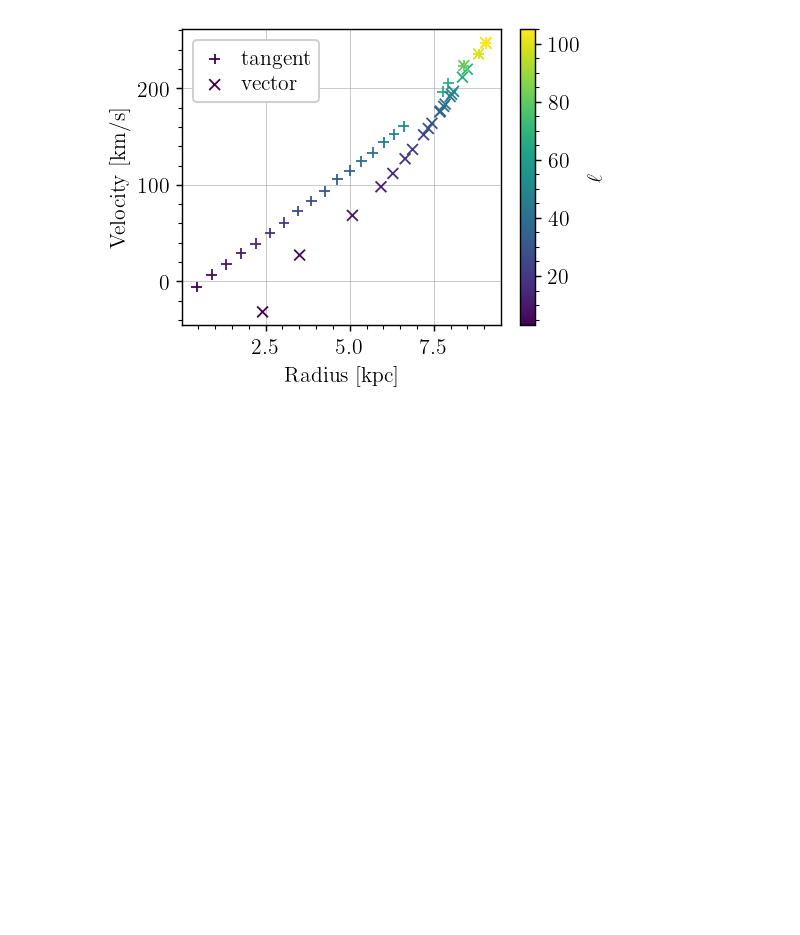
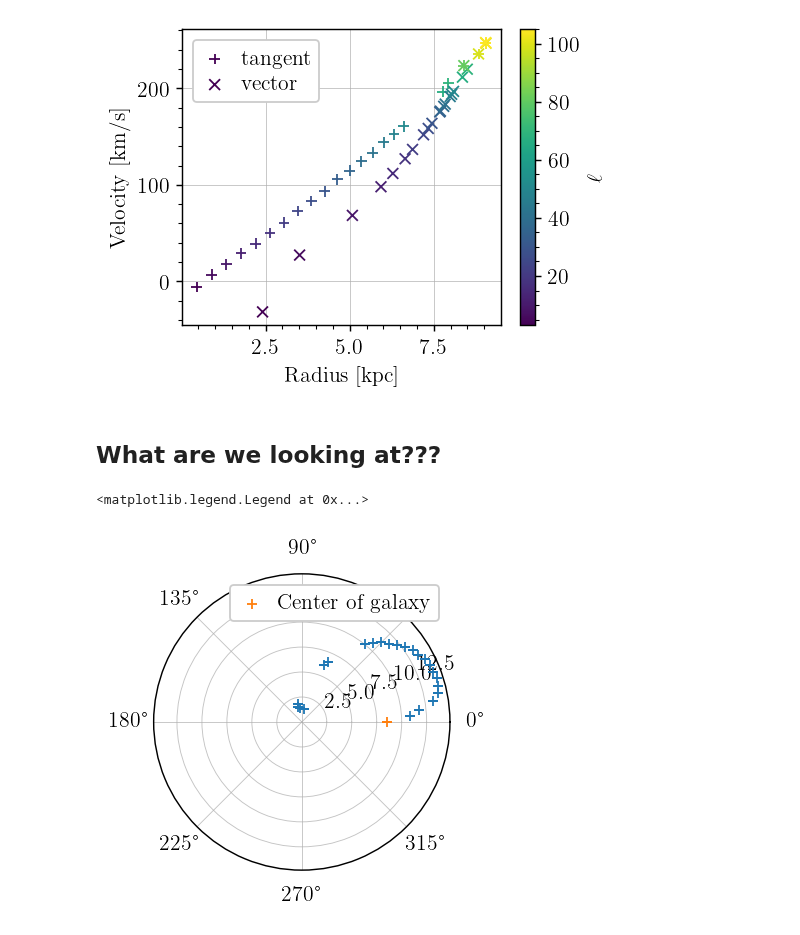
Before and after one commit to TomVdt/TPIII, a Jupyter notebook: 04-radiotelescope/analyse/exp4_partial_results.ipynb, the cells around one changed output. Drawn from its saved outputs; the diff is of its cells as text; code cells hidden in the pictures; blank space fills up the shorter version.

```diff
--- a/04-radiotelescope/analyse/exp4_partial_results.ipynb
+++ b/04-radiotelescope/analyse/exp4_partial_results.ipynb
@@ -274,3 +274,23 @@ plt.colorbar(label=r"$\ell$")
 # %% [output]
 <matplotlib.colorbar.Colorbar at 0x...>
 [figure]
+# %% [markdown]
+## What are we looking at???
+# %%
+longitudes_array = np.array([l.n for l in longitudes if l is not None])
+radii_array = np.array([nom_vals(R) for R in radii_vector if R is not None])
+
+bad_distances = bad_distance_estimate(np.array([v.n for v in velocities_vector if v is not None]), longitudes_array)
+less_bad_distances_plus = R0 * np.cos(deg2rad(longitudes_array)) + np.sqrt(R0**2 * np.cos(deg2rad(longitudes_array))**2 - (R0**2 - radii_array**2))
+less_bad_distances_minus = R0 * np.cos(deg2rad(longitudes_array)) - np.sqrt(R0**2 * np.cos(deg2rad(longitudes_array))**2 - (R0**2 - radii_array**2))
+
+plt.subplot(projection="polar")
+# plt.scatter(longitudes_array, nom_vals(bad_distances))
+plt.scatter(deg2rad(longitudes_array), less_bad_distances_plus)
+# plt.scatter(longitudes_array, less_bad_distances_minus)
+plt.scatter(0, R0, label="Center of galaxy")
+# plt.ylim(0,30)
+plt.legend()
+# %% [output]
+<matplotlib.legend.Legend at 0x...>
+[figure, added]
```
